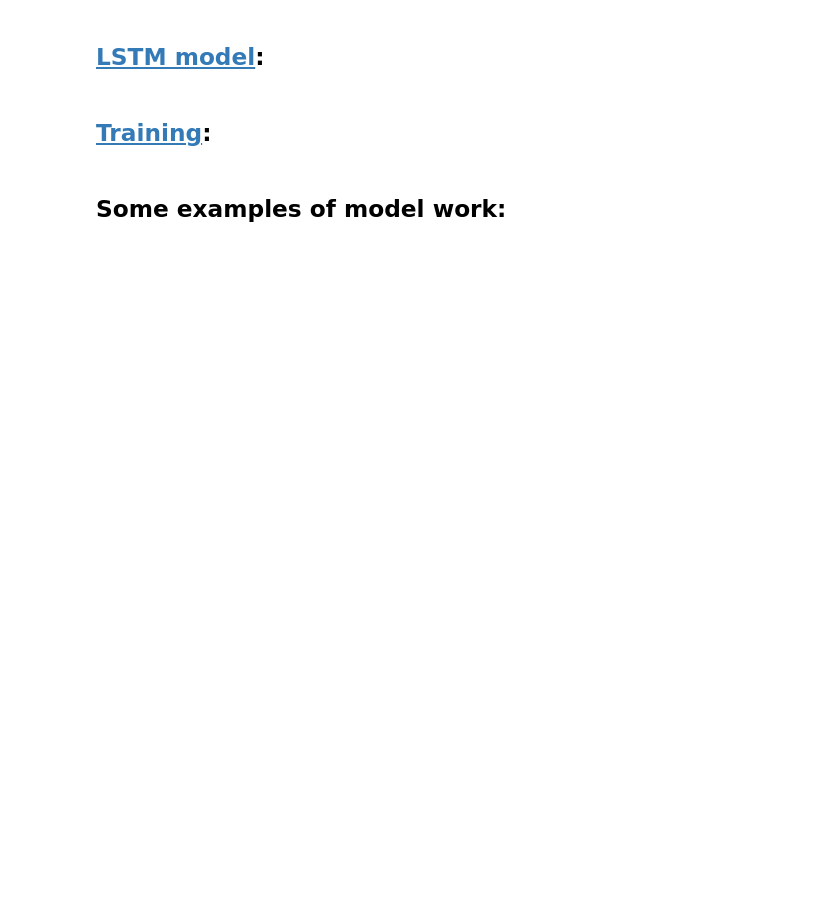
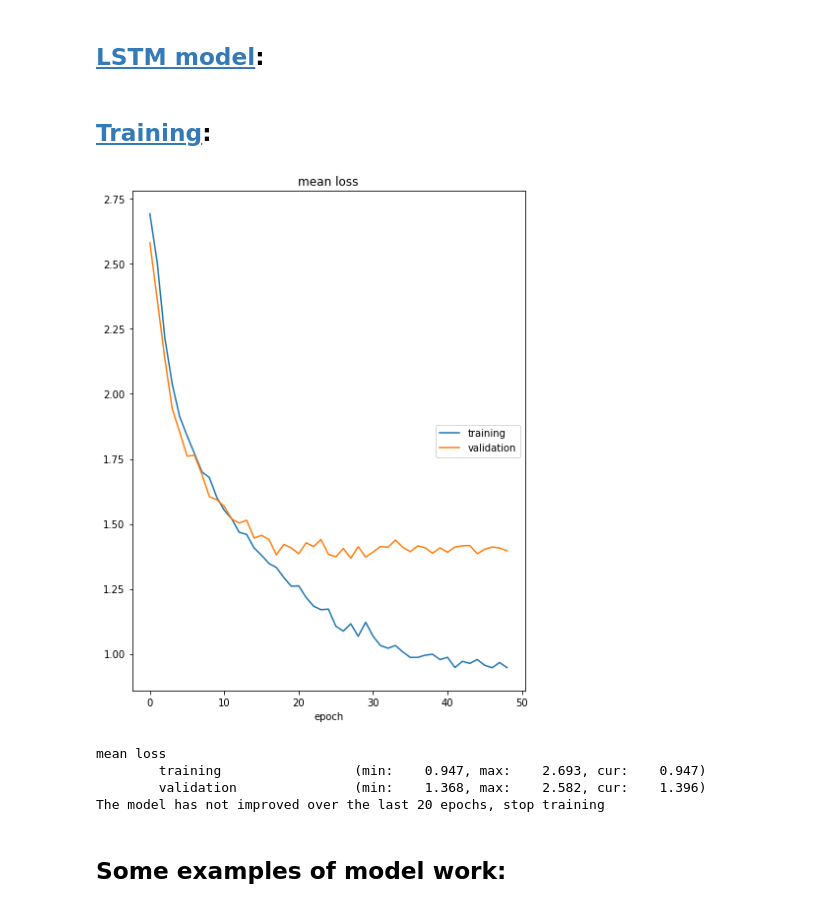
Before and after one commit to shell-escape/NLP-Aspect-analysis-using-LSTM-and-FastText, a Jupyter notebook: Aspect analysis using LSTM and FastText.ipynb, the cells around one changed output. Cells and saved outputs as stored; diff of their text form; code cells hidden in the pictures; blank space fills up the shorter version.

```diff
--- a/Aspect analysis using LSTM and FastText.ipynb
+++ b/Aspect analysis using LSTM and FastText.ipynb
@@ -591,10 +653,10 @@ batch_size_val = 662
 # %%
 TAGSET_SIZE   = len(tag_converter.tag_to_idx) + 1
 EMBEDDING_DIM = w2v_model.vector_size
-HIDDEN_DIM    = 400
-NUM_LAYERS    = 1
-LAYER_DROPOUT = 0.5
-EMB_DROPOUT   = 0.85
+HIDDEN_DIM    = 300
+NUM_LAYERS    = 3
+LAYER_DROPOUT = 0.4
+EMB_DROPOUT   = 0.8
 # %%
 model = LSTMTagger(TAGSET_SIZE, EMBEDDING_DIM, HIDDEN_DIM, NUM_LAYERS, LAYER_DROPOUT, EMB_DROPOUT)
 # %% [markdown]
@@ -602,24 +664,30 @@ model = LSTMTagger(TAGSET_SIZE, EMBEDDING_DIM, HIDDEN_DIM, NUM_LAYERS, LAYER_DRO
 # %%
 lr_scheduler = lambda optim: \
     torch.optim.lr_scheduler.ReduceLROnPlateau(optim, patience=5, factor=0.5, verbose=True)
 
 #lr_scheduler = lambda optim: \
 #    torch.optim.lr_scheduler.StepLR(optim, step_size=5, gamma=0.9)
 
 best_val_loss, best_model = train_eval_loop(model,
                                             train_dataset,
                                             val_dataset,
                                             batch_nllloss,
                                             weights=weights,
-                                            lr=1e-3,
+                                            lr=5e-4,
                                             epoch_n=1000,
                                             batch_size_train=batch_size_train,
                                             batch_size_val=batch_size_val,
                                             early_stopping_patience=20,
                                             lr_scheduler_ctor=lr_scheduler,
-                                            draw_loss=False,
-                                            show_bar=True,
+                                            draw_loss=True,
+                                            show_bar=False,
                                             dataloader_workers_n=5)
+# %% [output]
+[figure, added]
+mean loss
+        training                 (min:    0.947, max:    2.693, cur:    0.947)
+        validation               (min:    1.368, max:    2.582, cur:    1.396)
+The model has not improved over the last 20 epochs, stop training
 # %% [markdown]
 ## Some examples of model work:
 # %%
```
Also changed, not shown: parts of 13 cells of this notebook.
